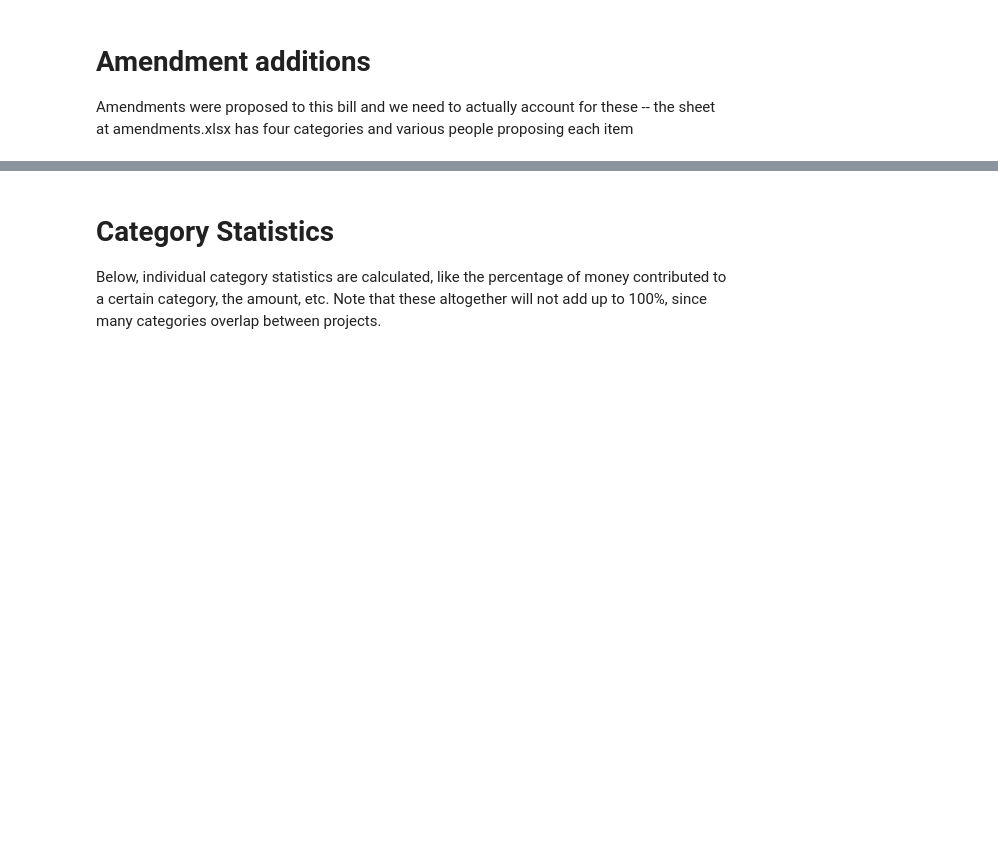
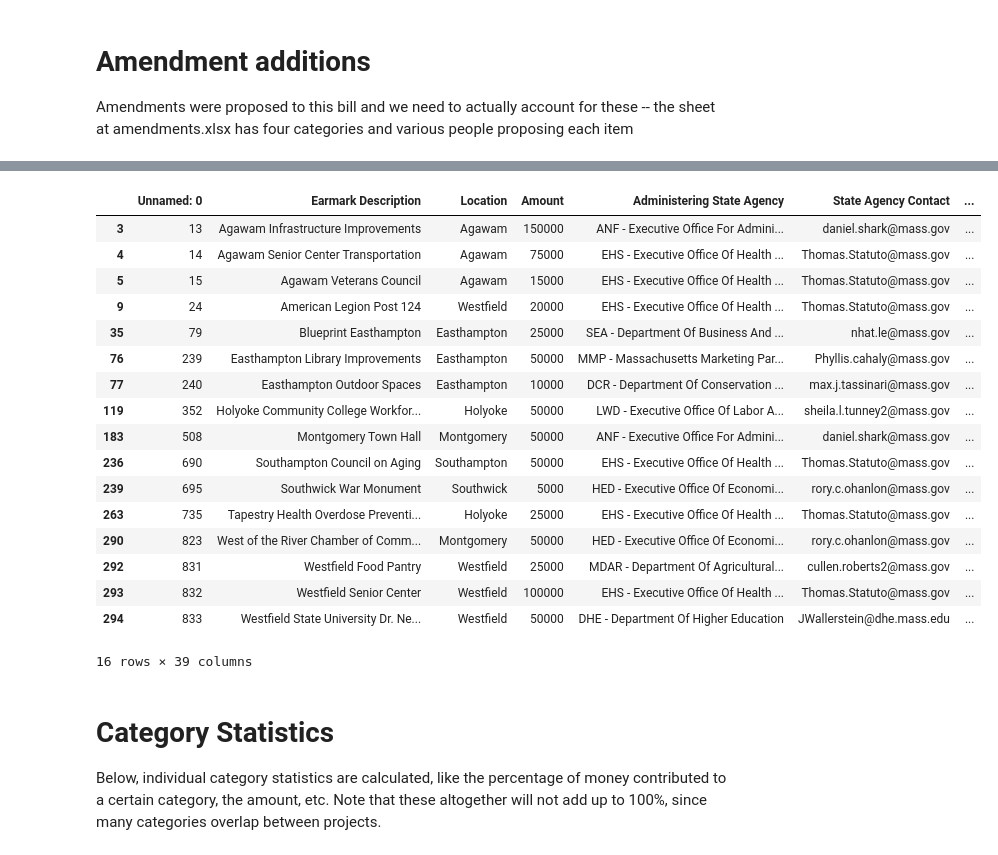
Before and after one commit to specificlanguage/gbh_earmarks, a Jupyter notebook: earmark_analysis.ipynb, the cells around one changed output, grey strips where cells are left out. Cells and saved outputs as stored; diff of their text form; code cells hidden in the pictures; blank space fills up the shorter version.

```diff
--- a/earmark_analysis.ipynb
+++ b/earmark_analysis.ipynb
@@ -359,0 +331,32 @@ earmarks.merge(amendment_proposers, on="Earmark Description")
+# %%
+# This refreshes the earmarks & populations dataframes!!!
+
+house_amends = pd.read_excel("data/amendments_house.xlsx")
+senate_amends = pd.read_excel("data/amendments_senate.xlsx")
+senate_amends = senate_amends.rename(columns={"Category": "Subject", "Bundle": "Consolidated Amendment"})
+
+amendments = pd.concat([house_amends, senate_amends])
+
+earmarks = pd.read_csv("out/earmarks_categories.csv")
+population = pd.read_csv("data/cities.csv")
+# amendments
+
+amendments_consol = amendments.loc[amendments["Status"] == "Consolidated"]
+amendments_adopt =  amendments.loc[amendments["Status"] == "Adopted"]
+amendments = pd.concat([amendments_adopt, amendments_consol])
+
+earmarks_temp_merge = earmarks
+earmarks_temp_merge["Earmarks Desc Lower"] = earmarks_temp_merge["Earmark Description"].str.lower()
+amendments["Title"] = amendments["Title"].str.lower()
+
+amendments = amendments.rename(columns={"Title":"Earmarks Desc Lower"}, errors="raise")
+
+print(amendments.columns, "\n",  earmarks_temp_merge.columns)
+
+earmarks_amdts = earmarks_temp_merge.merge(amendments, on="Earmarks Desc Lower")
+# earmarks_amdts.drop("Earmark Desc Lower")
+
+earmarks_amdts.to_csv(path_or_buf="out/amendments_to_legis.csv")
+earmarks_amdts.to_excel("out/amendments_to_legis.xlsx")
+
+earmarks_amdts
@@ -360,3 +405,27 @@ earmarks.merge(amendment_proposers, on="Earmark Description")
+# %%
+# Investigate a certain senator?
+
+legis = "Velis, John C. (SEN)"
+earmarks_amdts[earmarks_amdts["Sponsor"] == legis]
+# %% [output]
+|  | Unnamed: 0 | Earmark Description | Location | Amount | Administering State Agency | State Agency Contact | ... |
+| 3 | 13 | Agawam Infrastructure Improvements | Agawam | 150000 | ANF - Executive Office For Admini... | daniel.shark@mass.gov | ... |
+| 4 | 14 | Agawam Senior Center Transportation | Agawam | 75000 | EHS - Executive Office Of Health ... | Thomas.Statuto@mass.gov | ... |
+| 5 | 15 | Agawam Veterans Council | Agawam | 15000 | EHS - Executive Office Of Health ... | Thomas.Statuto@mass.gov | ... |
+| 9 | 24 | American Legion Post 124 | Westfield | 20000 | EHS - Executive Office Of Health ... | Thomas.Statuto@mass.gov | ... |
+| 35 | 79 | Blueprint Easthampton | Easthampton | 25000 | SEA - Department Of Business And ... | nhat.le@mass.gov | ... |
+| 76 | 239 | Easthampton Library Improvements | Easthampton | 50000 | MMP - Massachusetts Marketing Par... | Phyllis.cahaly@mass.gov | ... |
+| 77 | 240 | Easthampton Outdoor Spaces | Easthampton | 10000 | DCR - Department Of Conservation ... | max.j.tassinari@mass.gov | ... |
+| 119 | 352 | Holyoke Community College Workfor... | Holyoke | 50000 | LWD - Executive Office Of Labor A... | sheila.l.tunney2@mass.gov | ... |
+| 183 | 508 | Montgomery Town Hall | Montgomery | 50000 | ANF - Executive Office For Admini... | daniel.shark@mass.gov | ... |
+| 236 | 690 | Southampton Council on Aging | Southampton | 50000 | EHS - Executive Office Of Health ... | Thomas.Statuto@mass.gov | ... |
+| 239 | 695 | Southwick War Monument | Southwick | 5000 | HED - Executive Office Of Economi... | rory.c.ohanlon@mass.gov | ... |
+| 263 | 735 | Tapestry Health Overdose Preventi... | Holyoke | 25000 | EHS - Executive Office Of Health ... | Thomas.Statuto@mass.gov | ... |
+| 290 | 823 | West of the River Chamber of Comm... | Montgomery | 50000 | HED - Executive Office Of Economi... | rory.c.ohanlon@mass.gov | ... |
+| 292 | 831 | Westfield Food Pantry | Westfield | 25000 | MDAR - Department Of Agricultural... | cullen.roberts2@mass.gov | ... |
+| 293 | 832 | Westfield Senior Center | Westfield | 100000 | EHS - Executive Office Of Health ... | Thomas.Statuto@mass.gov | ... |
+| 294 | 833 | Westfield State University Dr. Ne... | Westfield | 50000 | DHE - Department Of Higher Education | JWallerstein@dhe.mass.edu | ... |
+16 rows × 39 columns
 # %% [markdown]
 # Category Statistics
 
```
Also changed, not shown: parts of 5 cells of this notebook, 6 other files.
